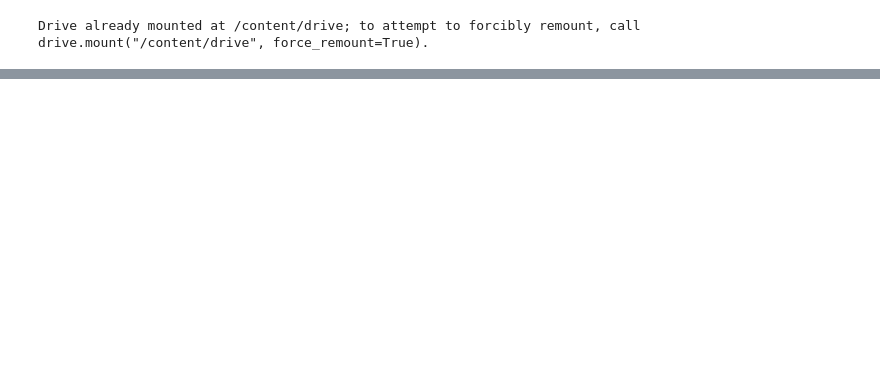
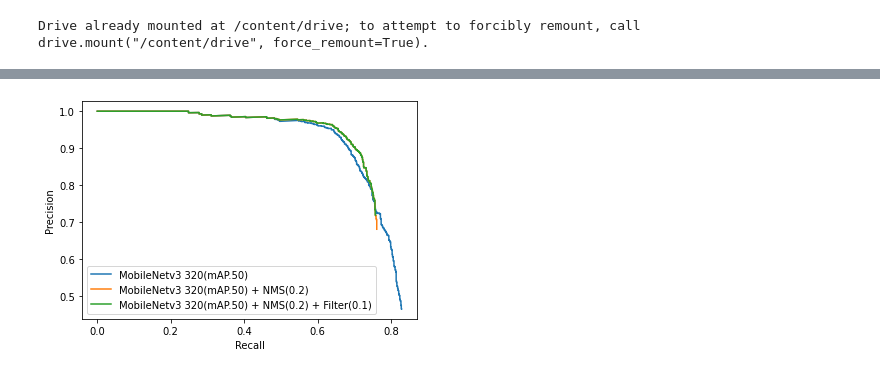
Before and after one commit to Leo166/BirdDetection-FeaturesExtraction, a Jupyter notebook: FasterRCNNv2.ipynb, the cells around one changed output, grey strips where cells are left out. Cells and saved outputs as stored; diff of their text form; code cells hidden in the pictures; blank space fills up the shorter version.

```diff
--- a/FasterRCNNv2.ipynb
+++ b/FasterRCNNv2.ipynb
@@ -427,27 +546,25 @@ def batchaccuracy_score(gtboxes, predboxes):
 # Visualisation #
 #################
 device = "cpu"
-images, targets = next(iter(data_loader_training))
+# images, targets = next(iter(data_loader_test))
+image, target = dataset.__getitem__(5)
+images, targets = [image], [target]
+
 # for images, targets in data_loader_training:
 images = list(image.to(device) for image in images)
 targets = [{k: v.to(device) for k, v in t.items()} for t in targets]
-# print(targets)
 
 for i in range(len(images)):
-    # print(targets[i]['boxes'].size())
     boxes = targets[i]['boxes'].cpu().numpy().astype(np.int32)
     image_id = targets[i]['image_id'].cpu().numpy().astype(np.int32)
     area = targets[i]['area'].cpu().numpy().astype(np.int32)
     print(image_id)
-    # print("Area", area)
-    # print(images[i].size())
     sample = images[i].permute(1,2,0).cpu().numpy()
-    # print(sample)
-    # print(sample.shape)
-    # print("Box", boxes)
+    print(sample.shape)
 
     fig, ax = plt.subplots(1, 1, figsize=(16, 8))
     sample = cv2.cvtColor(sample, cv2.COLOR_BGR2RGB)
+    print("Size", sample.shape)
     for box in boxes:
         cv2.rectangle(sample,
                     (int(box[0]), int(box[1])),
@@ -456,4 +573,6 @@ for i in range(len(images)):
 
     ax.imshow((sample * 255).astype(np.uint8))
     # plt.savefig("/content/drive/MyDrive/Github/BirdDetection-FeaturesExtraction/images/"+str(image_id)+"area" + ".png")
+    ax.axis('off')
+    # plt.savefig("/content/drive/MyDrive/Github/BirdDetection-FeaturesExtraction/images/imagerapport/imgtransf2.pdf")
     plt.show()
@@ -584,0 +888,78 @@ ValueError: ignored
+# %%
+##############
+# Plot the precision-recall curves
+#############
+def getPrecRec(alltps, allscores, allgtnbr):
+    # Sort the bounding boxes, first one has highest confidence score
+    orderscoremask = np.array(allscores).argsort()[::-1][:len(allscores)]
+    alltps = np.array(alltps)[orderscoremask]
+
+    Acctps = [0]
+    Accfps = [0]
+    for i in alltps:
+      if i == 1:
+        Acctps += [Acctps[-1]+1]
+        Accfps += [Accfps[-1]]
+      if i == 0:
+        Acctps += [Acctps[-1]]
+        Accfps += [Accfps[-1]+1]
+
+    Acctps = Acctps[1::]
+    Accfps = Accfps[1::]
+
+    precision = []
+    recall = []
+    for i in range(len(Acctps)):
+      precision.append(Acctps[i]/(Acctps[i]+Accfps[i]))
+      recall.append(Acctps[i]/allgtnbr)
+
+    return precision, recall
+
+#Show performance mAP
+# path = "/content/drive/MyDrive/Thesis/savedmodel/mAP/scoremAP_fasterrcnnv1_ResNet50_SGD0005_Size575_mAP50.pkl"
+# path = "/content/drive/MyDrive/Thesis/savedmodel/mAP/scoremAP_fasterrcnnv1_MobileNetv3_SGD00005_Size575_mAP50.pkl"
+path = "/content/drive/MyDrive/Thesis/savedmodel/mAP/scoremAP_fasterrcnnv1_MobileNetv3320_SGD00005_Size575_mAP50.pkl"
+prec1 = Performance(root_save=path)
+prec1 = prec1.load()
+
+alltps = prec1.epochtps
+allscores = prec1.epochscore
+allgtnbr = prec1.epochgtnbr
+precision, recall = getPrecRec(alltps, allscores, allgtnbr)
+# print(recall[-1])
+# print(precision[-1])
+print("Average Precision", compute_ap(recall, precision))
+plt.plot(recall, precision, label = "MobileNetv3 320(mAP.50)")
+
+
+# path = "/content/drive/MyDrive/Thesis/savedmodel/mAP/scoremAP_fasterrcnnv1_ResNet50_SGD0005_Size575_mAP50NMS02.pkl"
+# path = "/content/drive/MyDrive/Thesis/savedmodel/mAP/scoremAP_fasterrcnnv1_MobileNetv3_SGD00005_Size575_mAP50NMS02.pkl"
+path = "/content/drive/MyDrive/Thesis/savedmodel/mAP/scoremAP_fasterrcnnv1_MobileNetv3320_SGD00005_Size575_mAP50NMS02.pkl"
+prec1 = Performance(root_save=path)
+prec1 = prec1.load()
+alltps = prec1.epochtps
+allscores = prec1.epochscore
+allgtnbr = prec1.epochgtnbr
+print(allgtnbr)
+precision, recall = getPrecRec(alltps, allscores, allgtnbr)
+print("Average Precision", compute_ap(recall, precision))
+plt.plot(recall, precision, label = "MobileNetv3 320(mAP.50) + NMS(0.2)")
+# plt.plot([1], [1])
+
+# path = "/content/drive/MyDrive/Thesis/savedmodel/mAP/scoremAP_fasterrcnnv1_ResNet50_SGD0005_Size575_mAP50NMS02Filter01.pkl"
+# path = "/content/drive/MyDrive/Thesis/savedmodel/mAP/scoremAP_fasterrcnnv1_MobileNetv3_SGD00005_Size575_mAP50NMS02Filter01.pkl"
+path = "/content/drive/MyDrive/Thesis/savedmodel/mAP/scoremAP_fasterrcnnv1_MobileNetv3320_SGD00005_Size575_mAP50NMS02Filter01.pkl"
+prec1 = Performance(root_save=path)
+prec1 = prec1.load()
+alltps = prec1.epochtps
+allscores = prec1.epochscore
+allgtnbr = prec1.epochgtnbr
+precision, recall = getPrecRec(alltps, allscores, allgtnbr)
+print("Average Precision", compute_ap(recall, precision))
+plt.plot(recall, precision, label = "MobileNetv3 320(mAP.50) + NMS(0.2) + Filter(0.1)")
+plt.xlabel("Recall")
+plt.ylabel("Precision")
+plt.legend()
+# plt.savefig("/content/drive/MyDrive/Thesis/performancefigure/precrecmobilenet32050.pdf")
+plt.show()
+# %% [output]
@@ -585,3 +970,4 @@ ValueError: ignored
+[figure, added]
 # %%
 !pip3 install pickle5
 import pickle5 as cPickle
```
Also changed, not shown: parts of 20 cells of this notebook, 5 other files.
